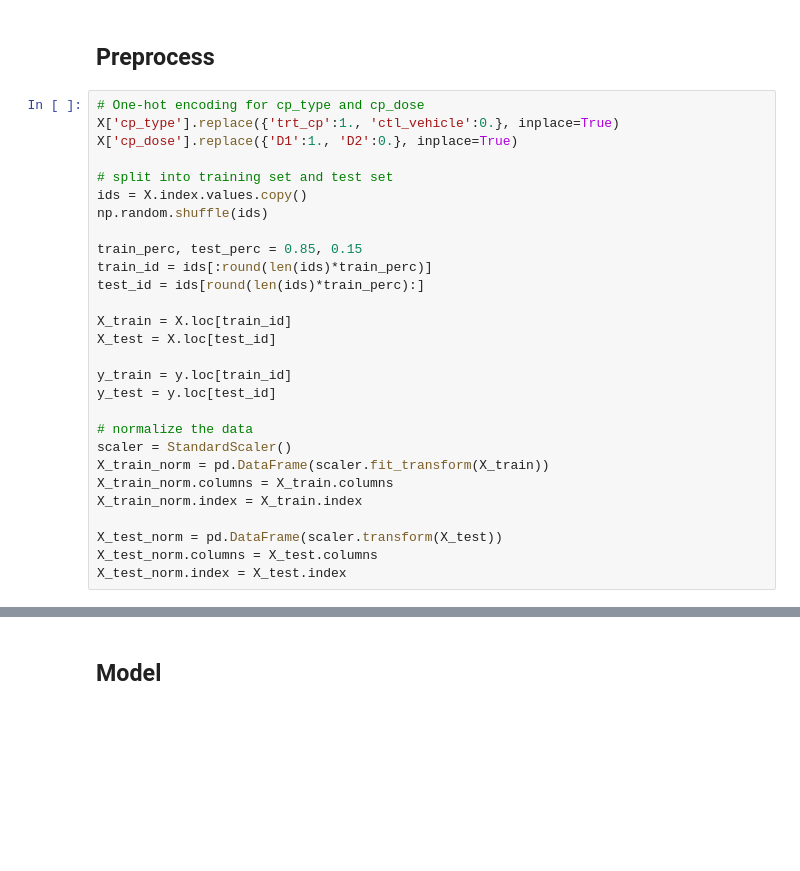
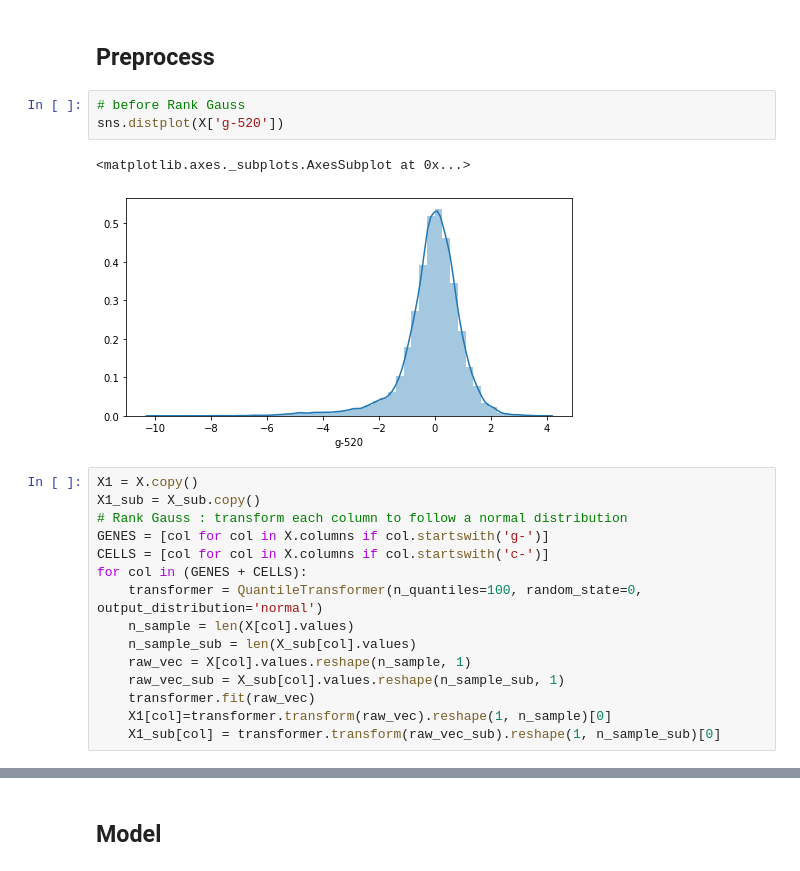
Before and after one commit to Meiqi-Wu/charmion, a Jupyter notebook: main_NN.ipynb, the cells around one changed output, grey strips where cells are left out. Drawn from its saved outputs; the diff is of its cells as text; blank space fills up the shorter version.

```diff
--- a/main_NN.ipynb
+++ b/main_NN.ipynb
@@ -36,30 +64,23 @@ y = pd.read_csv(data_dir+'train_targets_scored.csv', index_col='sig_id')
 # %% [markdown]
 ## Preprocess
-# %%
-# One-hot encoding for cp_type and cp_dose
-X['cp_type'].replace({'trt_cp':1., 'ctl_vehicle':0.}, inplace=True)
-X['cp_dose'].replace({'D1':1., 'D2':0.}, inplace=True)
-
-# split into training set and test set
-ids = X.index.values.copy()
-np.random.shuffle(ids)
-
-train_perc, test_perc = 0.85, 0.15
-train_id = ids[:round(len(ids)*train_perc)]
-test_id = ids[round(len(ids)*train_perc):]
-
-X_train = X.loc[train_id]
-X_test = X.loc[test_id]
-
-y_train = y.loc[train_id]
-y_test = y.loc[test_id]
-
-# normalize the data
-scaler = StandardScaler()
-X_train_norm = pd.DataFrame(scaler.fit_transform(X_train))
-X_train_norm.columns = X_train.columns
-X_train_norm.index = X_train.index
-
-X_test_norm = pd.DataFrame(scaler.transform(X_test))
-X_test_norm.columns = X_test.columns
-X_test_norm.index = X_test.index
+# %%
+# before Rank Gauss
+sns.distplot(X['g-520'])
+# %% [output]
+<matplotlib.axes._subplots.AxesSubplot at 0x...>
+[figure, added]
+# %%
+X1 = X.copy()
+X1_sub = X_sub.copy()
+# Rank Gauss : transform each column to follow a normal distribution
+GENES = [col for col in X.columns if col.startswith('g-')]
+CELLS = [col for col in X.columns if col.startswith('c-')]
+for col in (GENES + CELLS):
+    transformer = QuantileTransformer(n_quantiles=100, random_state=0, output_distribution='normal')
+    n_sample = len(X[col].values)
+    n_sample_sub = len(X_sub[col].values)
+    raw_vec = X[col].values.reshape(n_sample, 1)
+    raw_vec_sub = X_sub[col].values.reshape(n_sample_sub, 1)
+    transformer.fit(raw_vec)
+    X1[col]=transformer.transform(raw_vec).reshape(1, n_sample)[0]
+    X1_sub[col] = transformer.transform(raw_vec_sub).reshape(1, n_sample_sub)[0]
```
Also changed, not shown: parts of 29 cells of this notebook, 2 other files.
